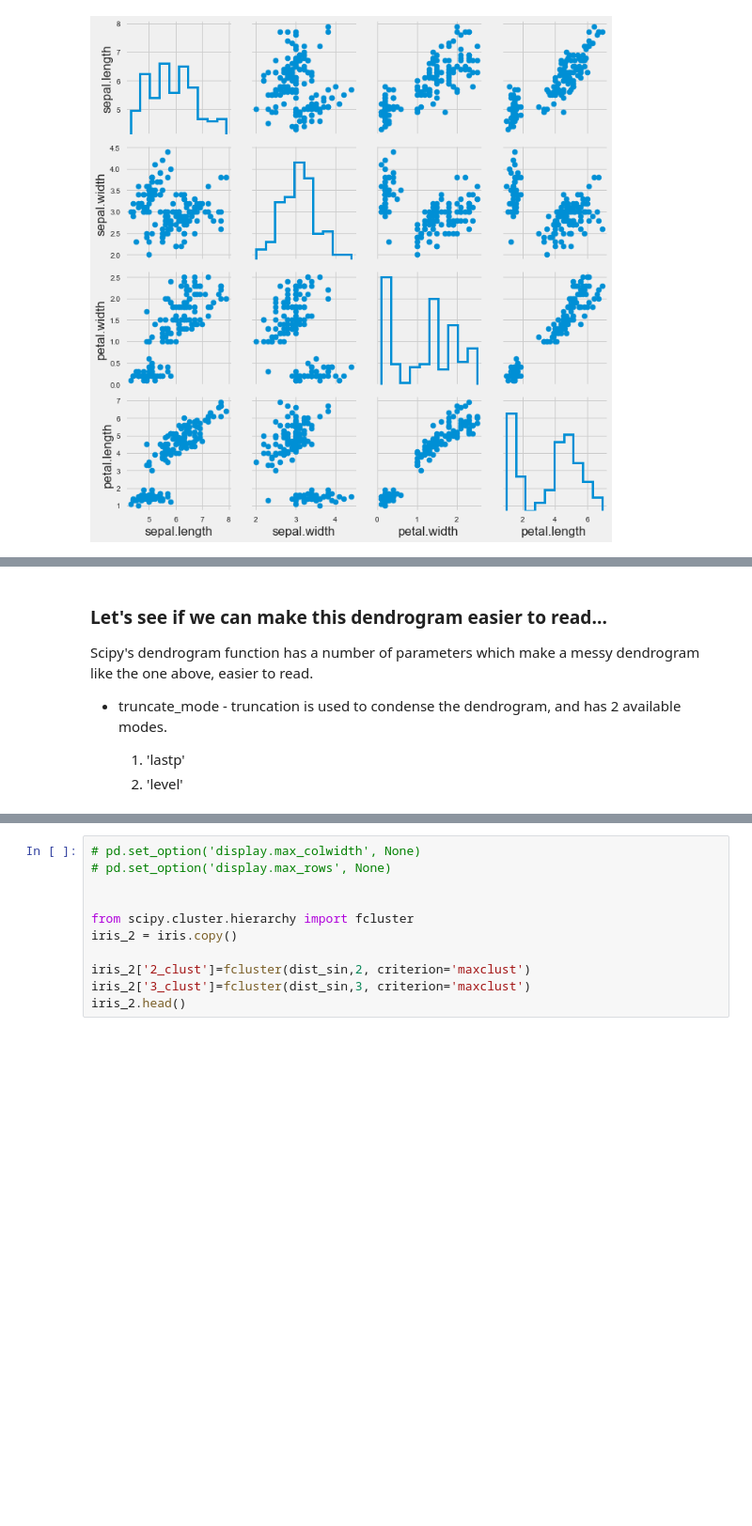
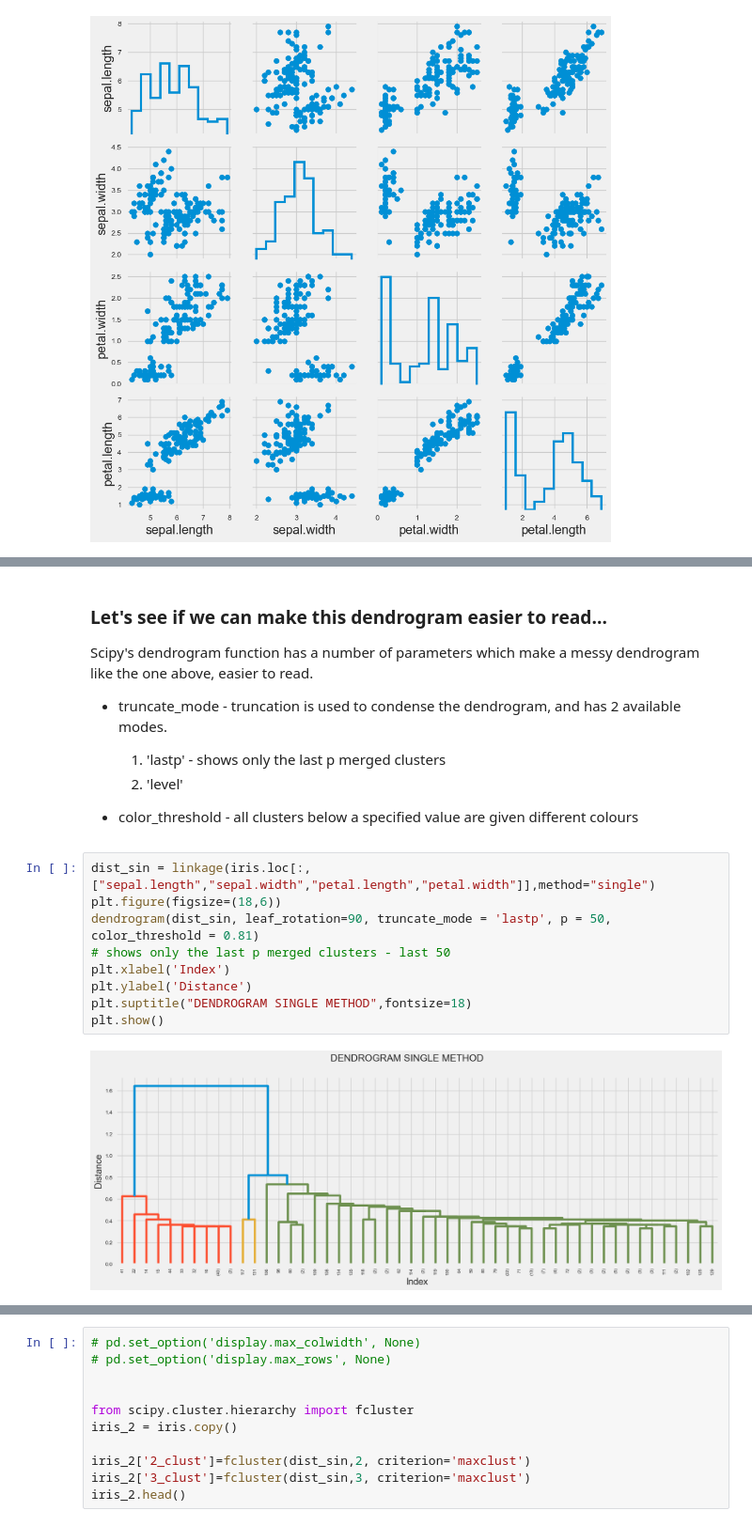
Before and after one commit to UKDataServiceOpen/ML_Workshop, a Jupyter notebook: Python_Code/ML_Codedemo.ipynb, the cells around one changed output, grey strips where cells are left out. Shown at 94% size. Drawn from its saved outputs; the diff is of its cells as text; blank space fills up the shorter version.

```diff
--- a/Python_Code/ML_Codedemo.ipynb
+++ b/Python_Code/ML_Codedemo.ipynb
@@ -578,8 +592,22 @@ Scipy's dendrogram function has a number of parameters which make a messy dendro
 
 * truncate_mode - truncation is used to condense the dendrogram, and has 2 available modes.
 
-    1. 'lastp'
+    1. 'lastp' - shows only the last p merged clusters
     2. 'level'
+
+
+* color_threshold - all clusters below a specified value are given different colours
+# %%
+dist_sin = linkage(iris.loc[:,["sepal.length","sepal.width","petal.length","petal.width"]],method="single")
+plt.figure(figsize=(18,6))
+dendrogram(dist_sin, leaf_rotation=90, truncate_mode = 'lastp', p = 50, color_threshold = 0.81)
+# shows only the last p merged clusters - last 50
+plt.xlabel('Index')
+plt.ylabel('Distance')
+plt.suptitle("DENDROGRAM SINGLE METHOD",fontsize=18)
+plt.show()
+# %% [output]
+[figure, added]
 # %% [markdown]
 ### Flat clustering with fcluster
 
```
Also changed, not shown: parts of 31 cells of this notebook, 2 other files.
